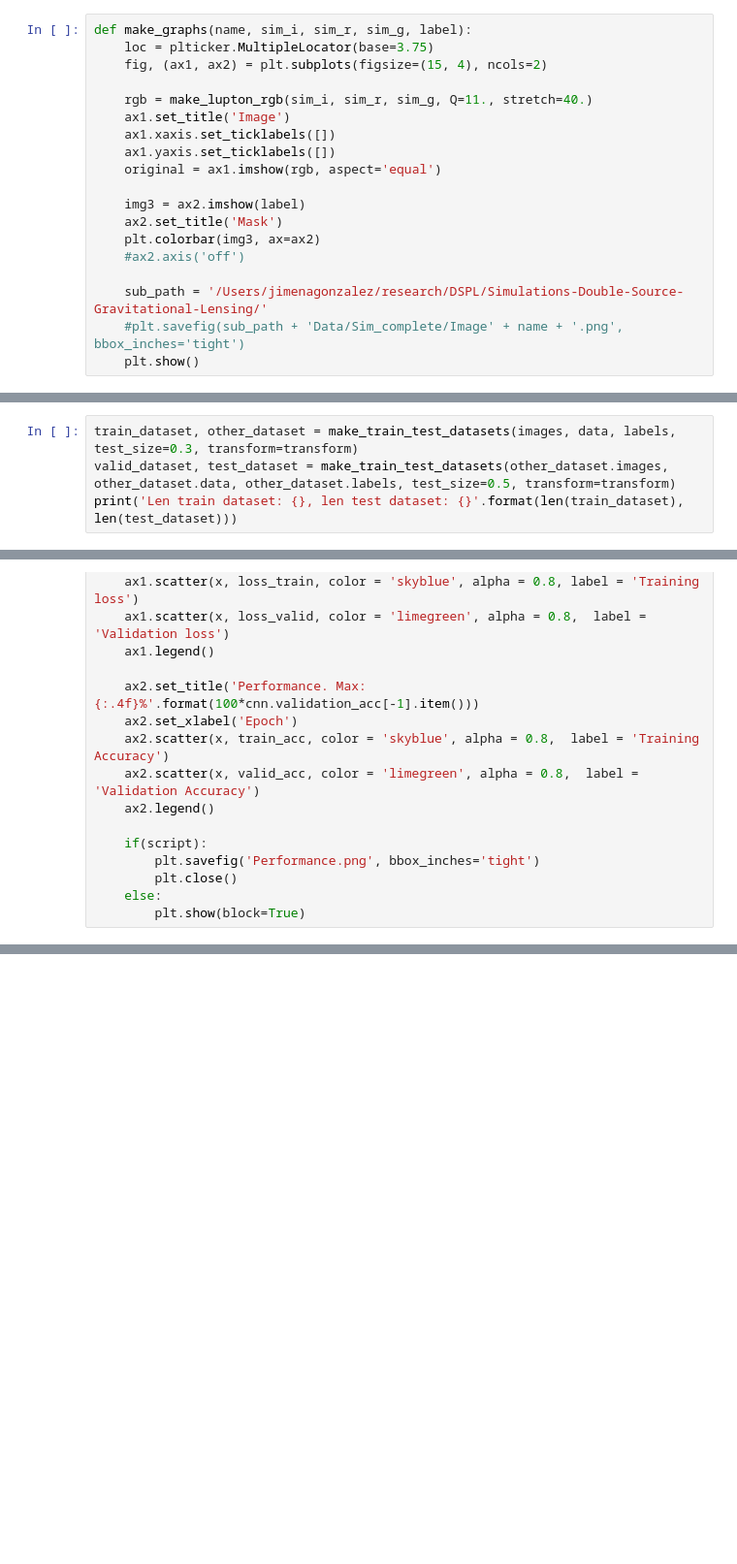
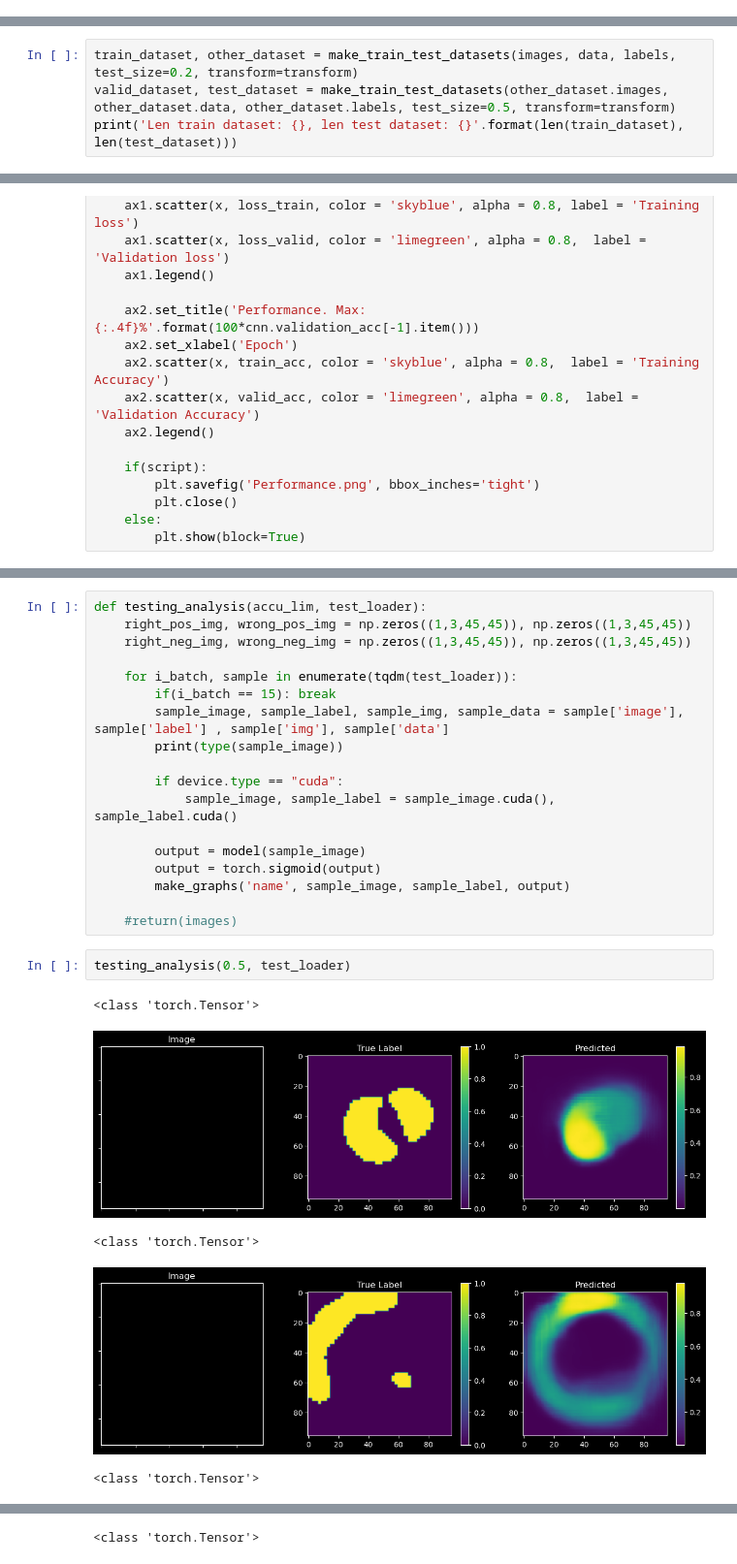
Before and after one commit to JimenaGonzalez/Image_Segmentation, a Jupyter notebook: Segmentation.ipynb, the cells around one changed output, grey strips where cells are left out. Shown at 97% size. Saved outputs shown, nothing was run; the diff lists cells and outputs as text; blank space fills up the shorter version.

Commit message:
Added examples of the tests

```diff
--- a/Segmentation.ipynb
+++ b/Segmentation.ipynb
@@ -198,19 +194,0 @@ print(images.shape, labels.shape)
-# %%
-def make_graphs(name, sim_i, sim_r, sim_g, label):
-    loc = plticker.MultipleLocator(base=3.75)
-    fig, (ax1, ax2) = plt.subplots(figsize=(15, 4), ncols=2)
-
-    rgb = make_lupton_rgb(sim_i, sim_r, sim_g, Q=11., stretch=40.)
-    ax1.set_title('Image')
-    ax1.xaxis.set_ticklabels([])
-    ax1.yaxis.set_ticklabels([])
-    original = ax1.imshow(rgb, aspect='equal')
-
-    img3 = ax2.imshow(label)
-    ax2.set_title('Mask')
-    plt.colorbar(img3, ax=ax2)
-    #ax2.axis('off')
-
-    sub_path = '/Users/jimenagonzalez/research/DSPL/Simulations-Double-Source-Gravitational-Lensing/'
-    #plt.savefig(sub_path + 'Data/Sim_complete/Image' + name + '.png', bbox_inches='tight')
-    plt.show()
@@ -221,5 +218,5 @@ make_graphs('name', images[0][2], images[0][1], images[0][0], labels[0])
 # %%
-train_dataset, other_dataset = make_train_test_datasets(images, data, labels, test_size=0.3, transform=transform)
+train_dataset, other_dataset = make_train_test_datasets(images, data, labels, test_size=0.2, transform=transform)
 valid_dataset, test_dataset = make_train_test_datasets(other_dataset.images, other_dataset.data, other_dataset.labels, test_size=0.5, transform=transform)
 print('Len train dataset: {}, len test dataset: {}'.format(len(train_dataset), len(test_dataset)))
 # %% [output]
@@ -483,0 +507,26 @@ plot_performance(model)
+# %%
+def testing_analysis(accu_lim, test_loader):
+    right_pos_img, wrong_pos_img = np.zeros((1,3,45,45)), np.zeros((1,3,45,45))
+    right_neg_img, wrong_neg_img = np.zeros((1,3,45,45)), np.zeros((1,3,45,45))
+
+    for i_batch, sample in enumerate(tqdm(test_loader)):
+        if(i_batch == 15): break
+        sample_image, sample_label, sample_img, sample_data = sample['image'], sample['label'] , sample['img'], sample['data']
+        print(type(sample_image))
+
+        if device.type == "cuda":
+            sample_image, sample_label = sample_image.cuda(), sample_label.cuda()
+
+        output = model(sample_image)
+        output = torch.sigmoid(output)
+        make_graphs('name', sample_image, sample_label, output)
+
+    #return(images)
+# %%
+testing_analysis(0.5, test_loader)
+# %% [output]
+<class 'torch.Tensor'>
+[figure, added]
+<class 'torch.Tensor'>
+[figure, added]
+<class 'torch.Tensor'>
@@ -483,0 +534 @@ plot_performance(model)
+<class 'torch.Tensor'>
```
Also changed, not shown: parts of 13 cells of this notebook.
